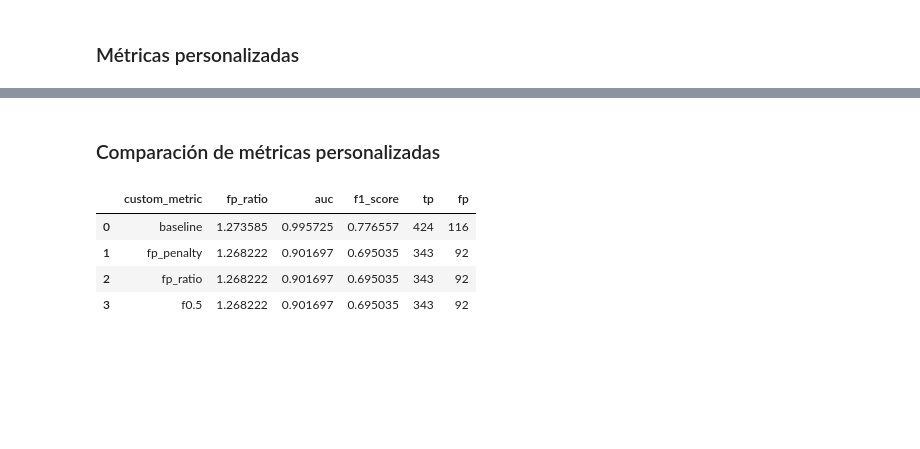
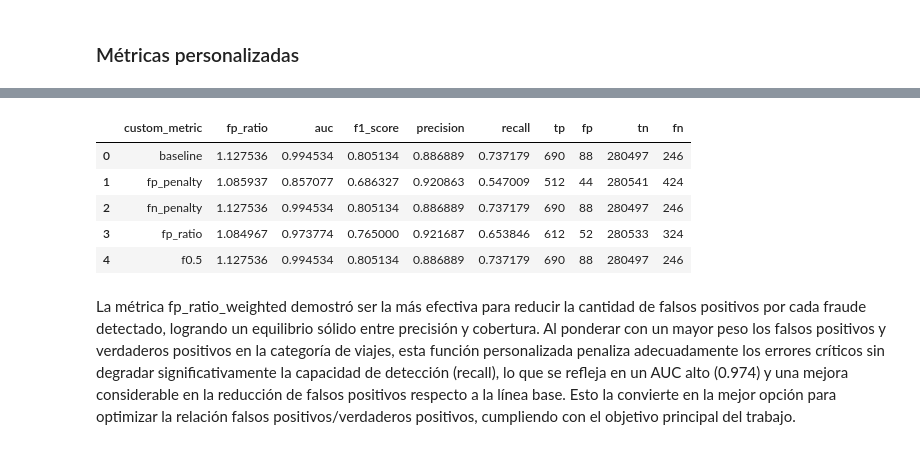
Before and after one commit to Aq202/UVG_SDS_PROYECTO1, a Jupyter notebook: proyecto_deteccion_fraude.ipynb, the cells around one changed output, grey strips where cells are left out. Saved outputs shown, nothing was run; the diff lists cells and outputs as text; code cells hidden in the pictures; blank space fills up the shorter version.

Commit message:
Modelo finalizado

```diff
--- a/analisis_exploratorio.ipynb
+++ b/proyecto_deteccion_fraude.ipynb
@@ -273,6 +326,9 @@ Diferencia de distancia respecto a la transacción anterior de la misma tarjeta.
 # Calculars la distancia respecto a la transacción anterior del mismo usuario
 data['prev_dist'] = data.groupby('cc_num')['dist_between_client_and_merch'].shift(1)
 data['relative_distance_vs_previous'] = (data['dist_between_client_and_merch'] - data['prev_dist']).fillna(0)
+
+# Eliminar la columna temporal
+data.drop(columns=['prev_dist'], inplace=True)
 # %%
 data['relative_distance_vs_previous'].describe()
 # %% [output]
@@ -325,4 +422,5 @@ Text(0.5, 1.0, 'Porcentaje de transacciones con distancia máxima diaria > 100 k
 # %% [markdown]
 ### is_travel
 # %%
-data['travel'] = data['category'].str.lower().isin(['travel'])
+# Crear columna booleana para categoría 'viajes'
+data['is_travel'] = data['category'].str.lower().isin(['travel', 'airline', 'agency', 'vacation', 'tourism']).astype(int)
@@ -532,0 +574,33 @@ def fbeta_half(preds, train_data):
+# %%
+from sklearn.model_selection import ParameterSampler
+import numpy as np
+
+# Número de muestras aleatorias que deseas
+n_iter = 30  # mucho menor que 180
+
+param_dist = {
+    'learning_rate': [0.01, 0.03, 0.05, 0.07, 0.1],
+    'max_depth': [6, 8, 10, 12],
+    'num_leaves': [15, 31, 50],
+    'min_child_samples': [10, 20, 30],
+}
+
+# Generar muestras aleatorias
+random_combos = list(ParameterSampler(param_dist, n_iter=n_iter, random_state=42))
+
+# Evaluación como antes
+all_results = []
+
+for combo in tqdm(random_combos, desc="Random Search"):
+    result_df = evaluate_model_with_custom_metric(
+        X_train, y_train, X_test, y_test,
+        custom_feval=None,
+        metric_name=f"leaves{combo['num_leaves']}_depth{combo['max_depth']}_child{combo['min_child_samples']}_lr{combo['learning_rate']}",
+        threshold=0.8,
+        params_override=combo,
+        print_params=True
+    )
+    all_results.append(result_df)
+
+gridsearch_results = pd.concat(all_results, ignore_index=True)
+print(gridsearch_results.sort_values(by='f1_score', ascending=False).head())
@@ -571,12 +847,13 @@ Early stopping, best iteration is:
-# %% [markdown]
-### Comparación de métricas personalizadas
-# %%
-# Imprimir resultados de todos los df
-results = pd.concat([results_baseline, results_fp_penalty, results_fp_ratio, results_fbeta_half], ignore_index=True)
-results
-# %% [output]
-|  | custom_metric | fp_ratio | auc | f1_score | tp | fp |
-| 0 | baseline | 1.273585 | 0.995725 | 0.776557 | 424 | 116 |
-| 1 | fp_penalty | 1.268222 | 0.901697 | 0.695035 | 343 | 92 |
-| 2 | fp_ratio | 1.268222 | 0.901697 | 0.695035 | 343 | 92 |
-| 3 | f0.5 | 1.268222 | 0.901697 | 0.695035 | 343 | 92 |
+# %%
+# Imprimir resultados de todos los df
+results = pd.concat([results_baseline, results_fp_penalty, results_fn_penalty, results_fp_ratio, results_fbeta_half], ignore_index=True)
+results
+# %% [output]
+|  | custom_metric | fp_ratio | auc | f1_score | precision | recall | tp | fp | tn | fn |
+| 0 | baseline | 1.127536 | 0.994534 | 0.805134 | 0.886889 | 0.737179 | 690 | 88 | 280497 | 246 |
+| 1 | fp_penalty | 1.085937 | 0.857077 | 0.686327 | 0.920863 | 0.547009 | 512 | 44 | 280541 | 424 |
+| 2 | fn_penalty | 1.127536 | 0.994534 | 0.805134 | 0.886889 | 0.737179 | 690 | 88 | 280497 | 246 |
+| 3 | fp_ratio | 1.084967 | 0.973774 | 0.765000 | 0.921687 | 0.653846 | 612 | 52 | 280533 | 324 |
+| 4 | f0.5 | 1.127536 | 0.994534 | 0.805134 | 0.886889 | 0.737179 | 690 | 88 | 280497 | 246 |
+# %% [markdown]
+La métrica fp_ratio_weighted demostró ser la más efectiva para reducir la cantidad de falsos positivos por cada fraude detectado, logrando un equilibrio sólido entre precisión y cobertura. Al ponderar con un mayor peso los falsos positivos y verdaderos positivos en la categoría de viajes, esta función personalizada penaliza adecuadamente los errores críticos sin degradar significativamente la capacidad de detección (recall), lo que se refleja en un AUC alto (0.974) y una mejora considerable en la reducción de falsos positivos respecto a la línea base. Esto la convierte en la mejor opción para optimizar la relación falsos positivos/verdaderos positivos, cumpliendo con el objetivo principal del trabajo.
```
Also changed, not shown: parts of 28 cells of this notebook.
